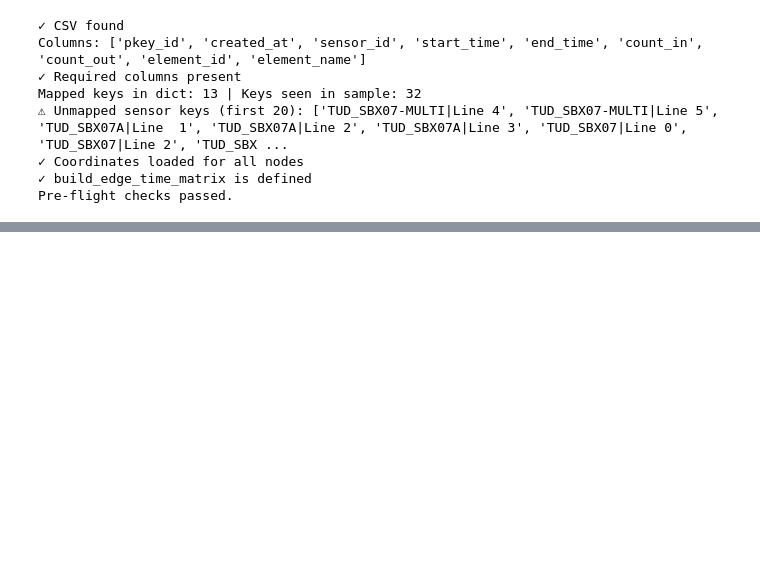
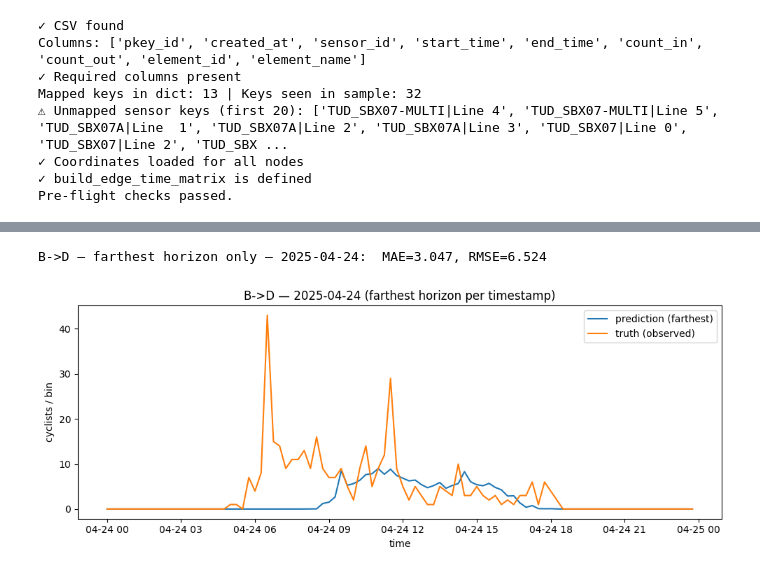
Before and after one commit to RvdKar/Bicycle_Traffic_Flow_GNN, a Jupyter notebook: network.ipynb, the cells around one changed output, grey strips where cells are left out. Saved outputs shown, nothing was run; the diff lists cells and outputs as text; code cells hidden in the pictures; blank space fills up the shorter version.

```diff
--- a/network.ipynb
+++ b/network.ipynb
@@ -1110,0 +1074,38 @@ B->D — 2025-04-24  MAE=2.097, RMSE=5.070  (on observed bins)
+# %%
+import pandas as pd
+import numpy as np
+import matplotlib.pyplot as plt
+
+edge_uv = ('B','D')            # pick your edge
+day_str = '2025-04-24'         # pick the calendar day to visualise (YYYY-MM-DD)
+
+edge_str = f"{edge_uv[0]}->{edge_uv[1]}"
+day = pd.to_datetime(day_str).date()
+
+# 1) filter the edge & day
+sel = df_pred[(df_pred['edge'] == edge_str) &
+              (df_pred['timestamp'].dt.date == day)].copy()
+
+# 2) keep the farthest forecast per (timestamp, edge) -> largest h
+far = (sel.sort_values(['timestamp','h'])
+          .drop_duplicates(['timestamp','edge'], keep='last'))
+
+# 3) build time series and compare to truth (only where observed)
+ts_pred_far = far.set_index('timestamp')['pred']
+ts_true     = far[far['observed']].set_index('timestamp')['true']  # ground truth only where present
+
+# metrics on common timestamps with truth
+idx = ts_true.index.intersection(ts_pred_far.index)
+mae_far  = float(np.mean(np.abs(ts_pred_far.reindex(idx) - ts_true.reindex(idx))))
+rmse_far = float(np.sqrt(np.mean((ts_pred_far.reindex(idx) - ts_true.reindex(idx))**2)))
+print(f"{edge_str} — farthest horizon only — {day_str}:  MAE={mae_far:.3f}, RMSE={rmse_far:.3f}")
+
+# 4) plot
+plt.figure(figsize=(10,4))
+plt.plot(ts_pred_far.index, ts_pred_far.values, label='prediction (farthest)')
+plt.plot(ts_true.index,     ts_true.values,     label='truth (observed)')
+plt.title(f"{edge_str} — {day_str} (farthest horizon per timestamp)")
+plt.xlabel("time"); plt.ylabel("cyclists / bin"); plt.legend(); plt.tight_layout(); plt.show()
+# %% [output]
+B->D — farthest horizon only — 2025-04-24:  MAE=3.047, RMSE=6.524
+[figure, added]
```
Also changed, not shown: parts of 21 cells of this notebook, 7 other files.
